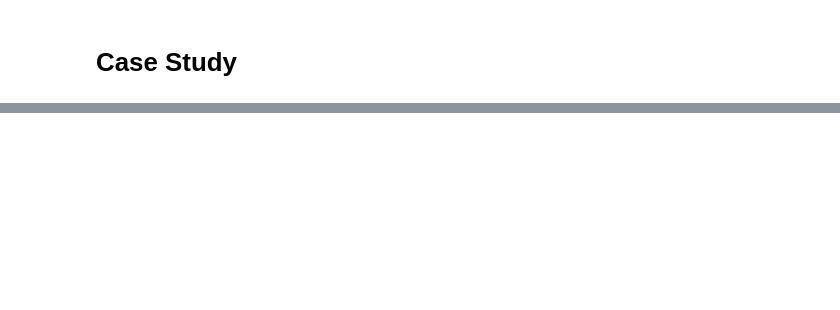
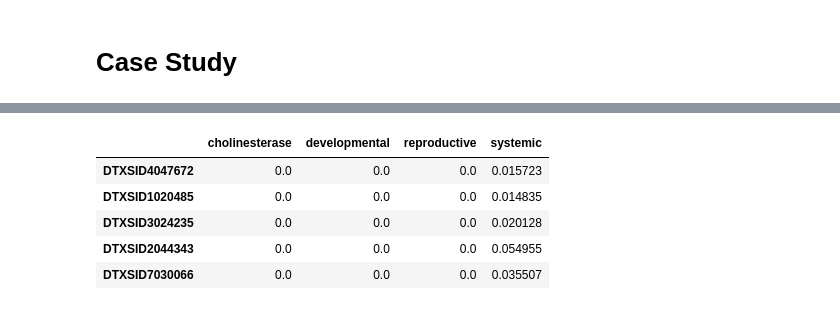
Before and after one commit to georgehelman/genra, a Jupyter notebook: notebooks/rax/rax-genra-toxref.ipynb, the cells around one changed output, grey strips where cells are left out. Saved outputs shown, nothing was run; the diff lists cells and outputs as text; code cells hidden in the pictures; blank space fills up the shorter version.

```diff
--- a/notebooks/rax/rax-genra-toxref.ipynb
+++ b/notebooks/rax/rax-genra-toxref.ipynb
@@ -519,0 +618,8 @@ bmd_predictions.loc[sid]
+# %%
+def wtvar(df,name,k):
+    df=df[(df[name].notnull()) & (df[name]!=np.inf)].iloc[0:k]
+    if df.empty:
+        return np.nan
+    weights=list(df['jaccard'])
+    values=list(df[name])
+    return sum([weights[i]**2*values[i] for i in range(len(values))])/sum(weights)**2
@@ -519,0 +631,5 @@ bmd_predictions.loc[sid]
+# %%
+predictions_variance={}
+k=10
+for sid,group in loael_neighbors_variance.groupby('target_sid'):
+    predictions_variance[sid]={category:wtvar(group,category,k) for category in categories}
@@ -519,0 +649,10 @@ bmd_predictions.loc[sid]
+# %%
+loael_predictions_variance=pd.DataFrame(predictions_variance.values(),index=predictions_variance.keys())
+loael_predictions_variance.head()
+# %% [output]
+|  | cholinesterase | developmental | reproductive | systemic |
+| DTXSID4047672 | 0.0 | 0.0 | 0.0 | 0.015723 |
+| DTXSID1020485 | 0.0 | 0.0 | 0.0 | 0.014835 |
+| DTXSID3024235 | 0.0 | 0.0 | 0.0 | 0.020128 |
+| DTXSID2044343 | 0.0 | 0.0 | 0.0 | 0.054955 |
+| DTXSID7030066 | 0.0 | 0.0 | 0.0 | 0.035507 |
```
Also changed, not shown: parts of 14 cells of this notebook, 1 other file.
